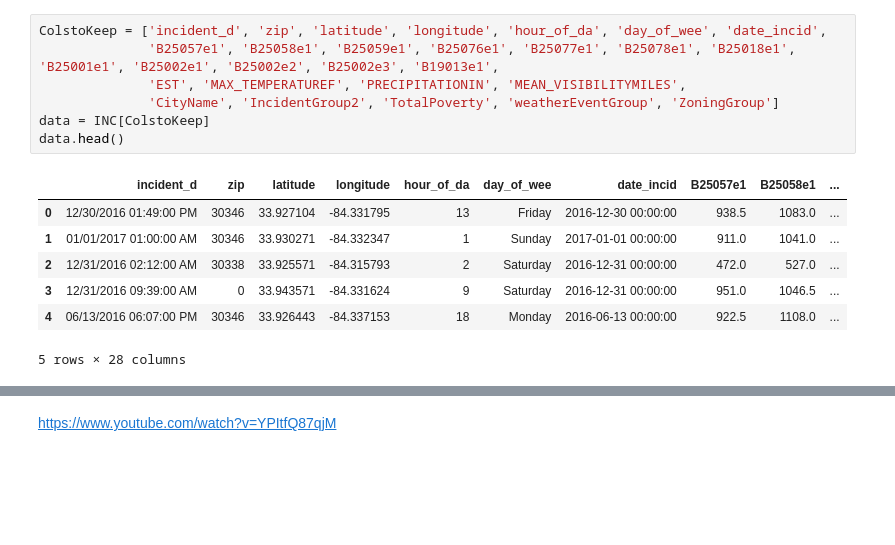
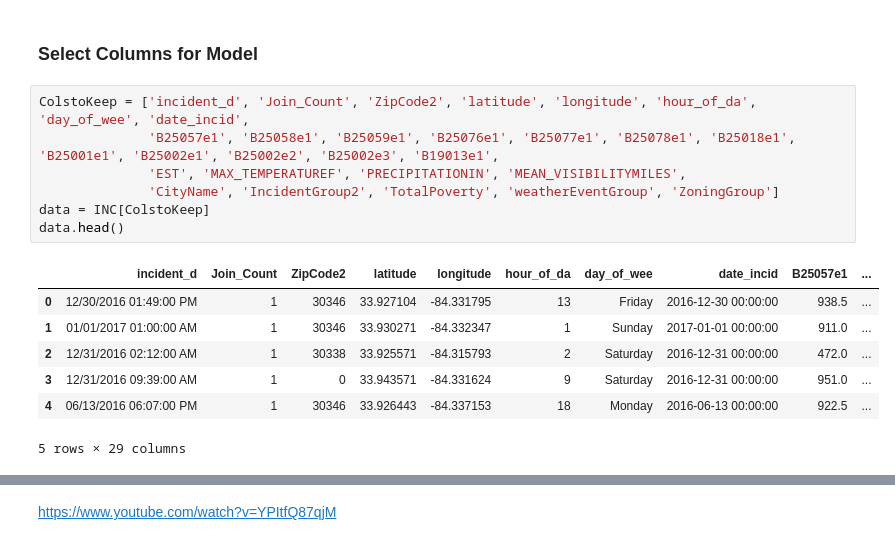
Before and after one commit to akell47/DataSciCourse, a Jupyter notebook: projects/final-projects/Incidents_SS_COD.ipynb, the cells around one changed output, grey strips where cells are left out. Saved outputs shown, nothing was run; the diff lists cells and outputs as text; blank space fills up the shorter version.

```diff
--- a/projects/final-projects/Incidents_SS_COD.ipynb
+++ b/projects/final-projects/Incidents_SS_COD.ipynb
@@ -38,16 +43,18 @@ weatherEventGroup        object
 dtype: object
+# %% [markdown]
+### Select Columns for Model
 # %%
-ColstoKeep = ['incident_d', 'zip', 'latitude', 'longitude', 'hour_of_da', 'day_of_wee', 'date_incid',
+ColstoKeep = ['incident_d', 'Join_Count', 'ZipCode2', 'latitude', 'longitude', 'hour_of_da', 'day_of_wee', 'date_incid',
               'B25057e1', 'B25058e1', 'B25059e1', 'B25076e1', 'B25077e1', 'B25078e1', 'B25018e1', 'B25001e1', 'B25002e1', 'B25002e2', 'B25002e3', 'B19013e1',
               'EST', 'MAX_TEMPERATUREF', 'PRECIPITATIONIN', 'MEAN_VISIBILITYMILES',
               'CityName', 'IncidentGroup2', 'TotalPoverty', 'weatherEventGroup', 'ZoningGroup']
 data = INC[ColstoKeep]
 data.head()
 # %% [output]
-|  | incident_d | zip | latitude | longitude | hour_of_da | day_of_wee | date_incid | B25057e1 | B25058e1 | ... |
-| 0 | 12/30/2016 01:49:00 PM | 30346 | 33.927104 | -84.331795 | 13 | Friday | 2016-12-30 00:00:00 | 938.5 | 1083.0 | ... |
-| 1 | 01/01/2017 01:00:00 AM | 30346 | 33.930271 | -84.332347 | 1 | Sunday | 2017-01-01 00:00:00 | 911.0 | 1041.0 | ... |
-| 2 | 12/31/2016 02:12:00 AM | 30338 | 33.925571 | -84.315793 | 2 | Saturday | 2016-12-31 00:00:00 | 472.0 | 527.0 | ... |
-| 3 | 12/31/2016 09:39:00 AM | 0 | 33.943571 | -84.331624 | 9 | Saturday | 2016-12-31 00:00:00 | 951.0 | 1046.5 | ... |
-| 4 | 06/13/2016 06:07:00 PM | 30346 | 33.926443 | -84.337153 | 18 | Monday | 2016-06-13 00:00:00 | 922.5 | 1108.0 | ... |
+|  | incident_d | Join_Count | ZipCode2 | latitude | longitude | hour_of_da | day_of_wee | date_incid | B25057e1 | ... |
+| 0 | 12/30/2016 01:49:00 PM | 1 | 30346 | 33.927104 | -84.331795 | 13 | Friday | 2016-12-30 00:00:00 | 938.5 | ... |
+| 1 | 01/01/2017 01:00:00 AM | 1 | 30346 | 33.930271 | -84.332347 | 1 | Sunday | 2017-01-01 00:00:00 | 911.0 | ... |
+| 2 | 12/31/2016 02:12:00 AM | 1 | 30338 | 33.925571 | -84.315793 | 2 | Saturday | 2016-12-31 00:00:00 | 472.0 | ... |
+| 3 | 12/31/2016 09:39:00 AM | 1 | 0 | 33.943571 | -84.331624 | 9 | Saturday | 2016-12-31 00:00:00 | 951.0 | ... |
+| 4 | 06/13/2016 06:07:00 PM | 1 | 30346 | 33.926443 | -84.337153 | 18 | Monday | 2016-06-13 00:00:00 | 922.5 | ... |
-5 rows × 28 columns
+5 rows × 29 columns
```
Also changed, not shown: parts of 110 cells of this notebook.
